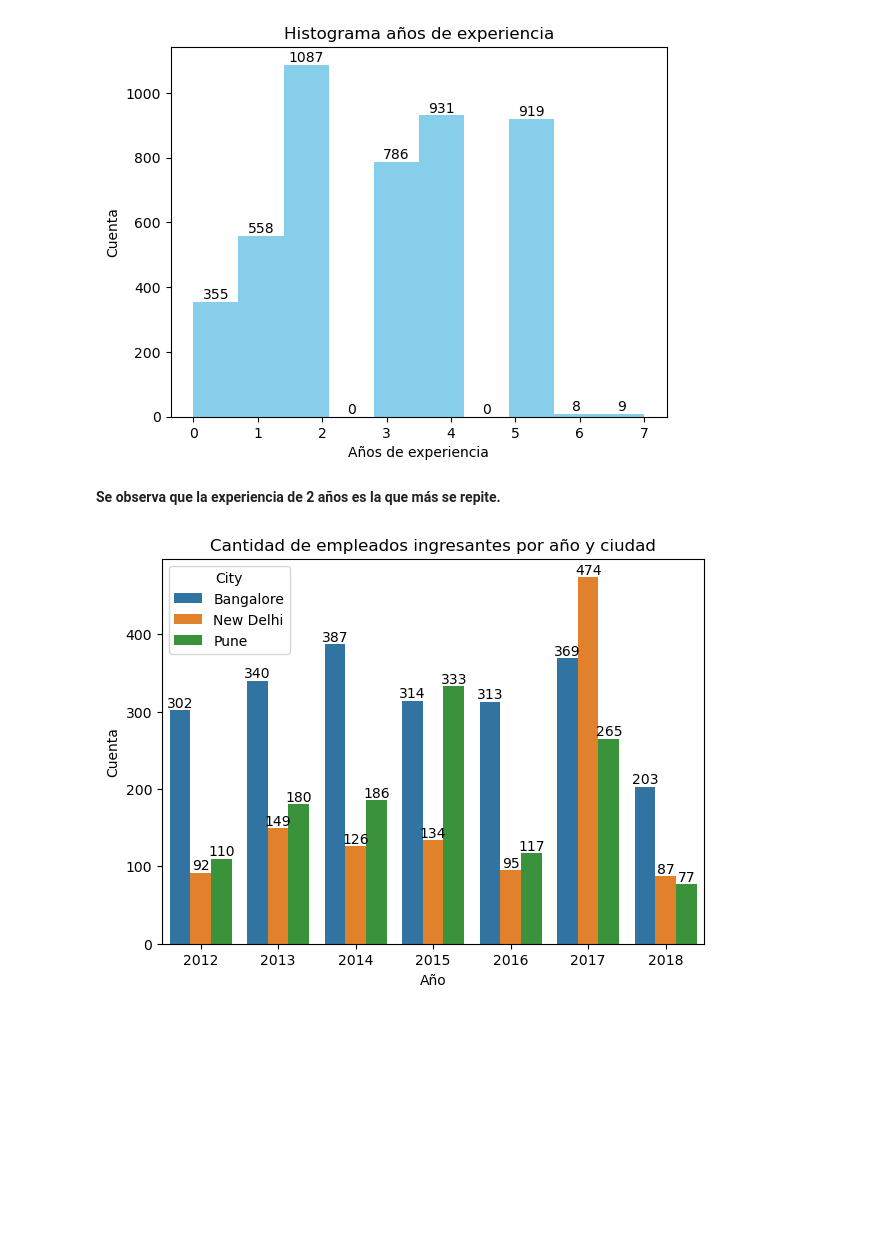
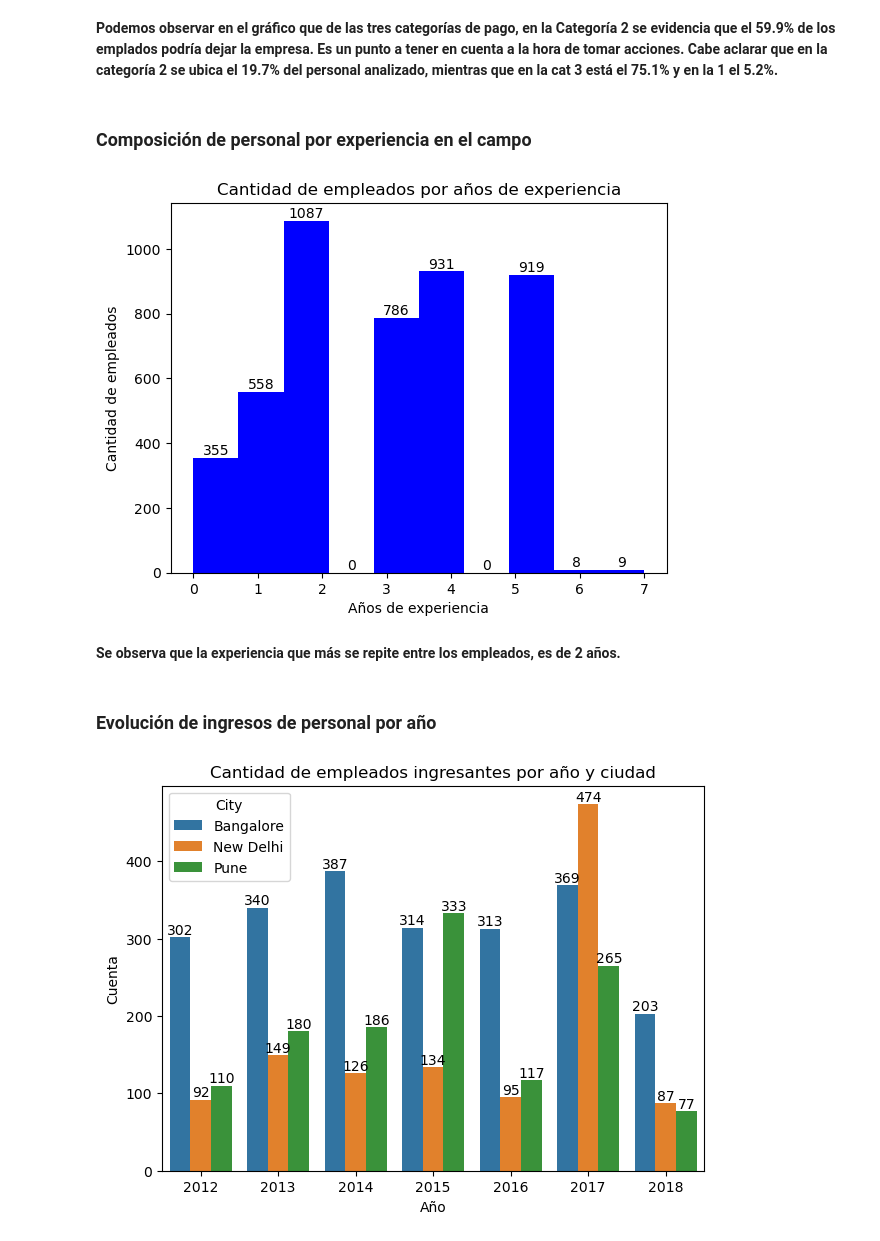
Before and after one commit to Carolina-Bolatti/Pro.Fin.-Proces.Datos, a Jupyter notebook: src/MarianoVila_Employee.ipynb, the cells around one changed output. Cells and saved outputs as stored; diff of their text form; code cells hidden in the pictures; blank space fills up the shorter version.

```diff
--- a/src/MarianoVila_Employee.ipynb
+++ b/src/MarianoVila_Employee.ipynb
@@ -10,4 +10,4 @@ import matplotlib.pyplot as plt
 import seaborn as sns  # seaborn para plotear
 # %%
 #DATASET
-dataset = pd.read_csv('Employee.csv', encoding = "ISO-8859-1", delimiter=',')
+empleados = pd.read_csv('Employee.csv', encoding = "ISO-8859-1", delimiter=',')
@@ -14,29 +34,34 @@ dataset = pd.read_csv('Employee.csv', encoding = "ISO-8859-1", delimiter=',')
+# %% [markdown]
+**Podemos observar en el gráfico que de las tres categorías de pago, en la Categoría 2 se evidencia que el 59.9% de los emplados podría dejar la empresa. Es un punto a tener en cuenta a la hora de tomar acciones. Cabe aclarar que en la categoría 2 se ubica el 19.7% del personal analizado, mientras que en la cat 3 está el 75.1% y en la 1 el 5.2%.**
+# %% [markdown]
+### Composición de personal por experiencia en el campo
 # %%
 #006 Gráfico de composición de personal por experiencia en el campo#12
-
 
 # Configuración del gráfico
 fig, ax = plt.subplots()
 
 # Crear histograma
-ax.hist(dataset['ExperienceInCurrentDomain'], color="skyblue")
+ax.hist(empleados['ExperienceInCurrentDomain'], color="blue")
 
 # Etiquetas de los ejes y título
 ax.set_xlabel('Años de experiencia')
-ax.set_ylabel('Cuenta')
-ax.set_title('Histograma años de experiencia')
+ax.set_ylabel('Cantidad de empleados')
+ax.set_title('Cantidad de empleados por años de experiencia')
 
 # Agregar etiquetas con las cantidades
 for i in ax.patches:
     ax.annotate(format(i.get_height(), '.0f'), (i.get_x() + i.get_width() / 2., i.get_height()),
                 ha = 'center', va = 'center', xytext = (0, 5), textcoords = 'offset points')
 
 
 # Mostrar el gráfico
 plt.show()
 # %% [output]
-[figure, old version]
+[figure, new version]
 # %% [markdown]
-**Se observa que la experiencia de 2 años es la que más se repite.**
+**Se observa que la experiencia que más se repite entre los empleados, es de 2 años.**
+# %% [markdown]
+### Evolución de ingresos de personal por año
 # %%
 #007 Gráfico de evolución de ingresos de personal por año#13
```
Also changed, not shown: parts of 6 cells of this notebook.
